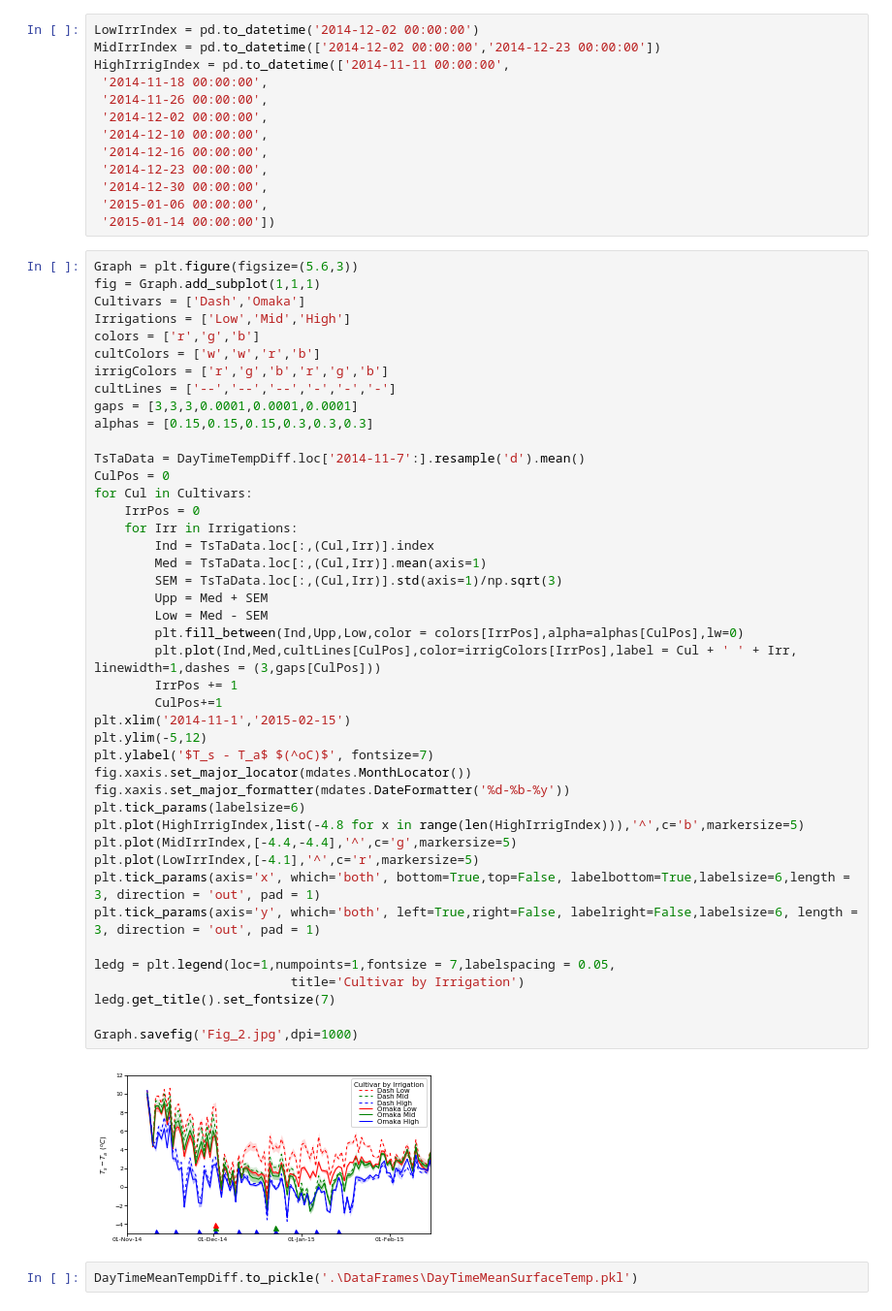
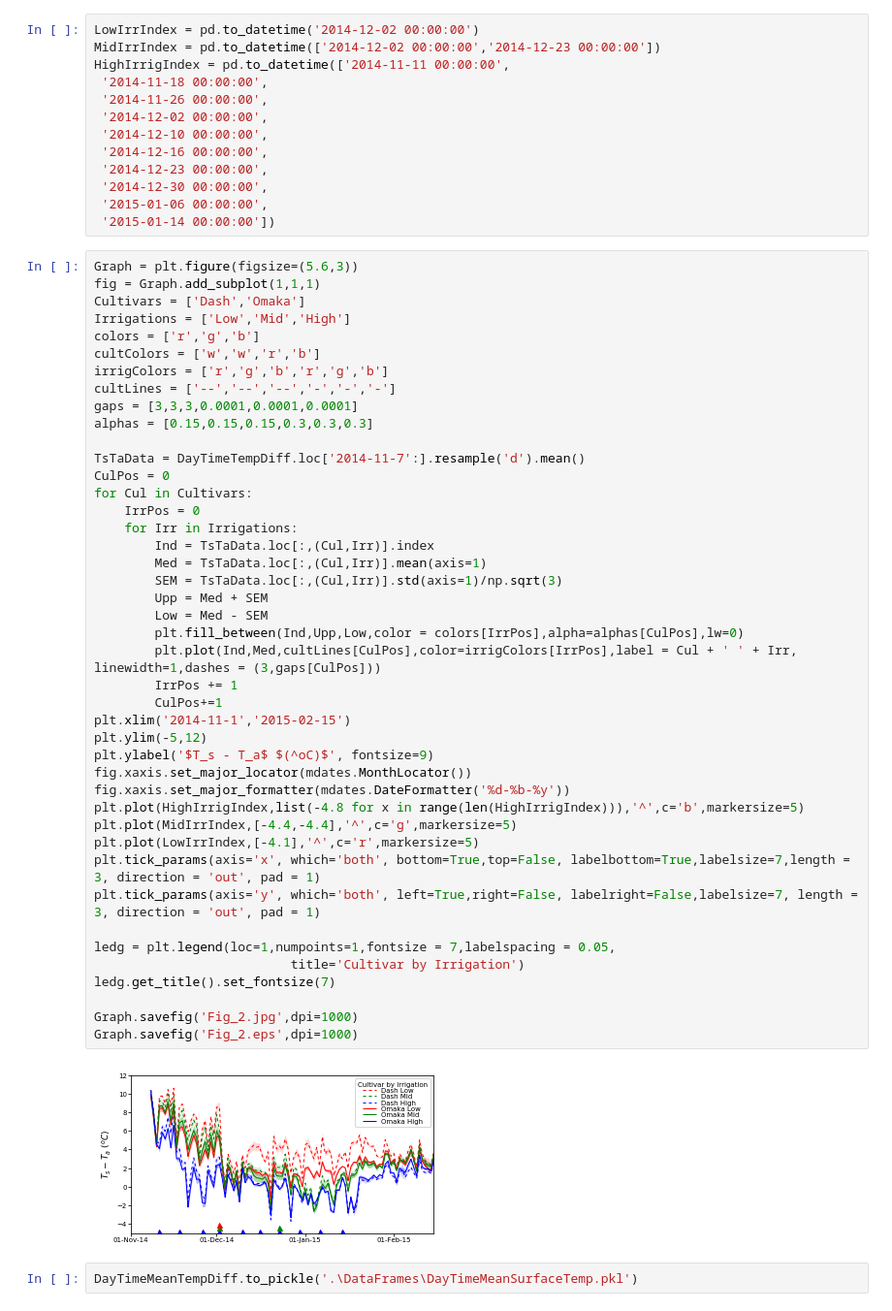
Before and after one commit to HamishBrownPFR/CropWaterAnalysis, a Jupyter notebook: Barley/SurfaceTempAnalysis.ipynb, the cells around one changed output. Shown at 97% size. Saved outputs shown, nothing was run; the diff lists cells and outputs as text.

```diff
--- a/Barley/SurfaceTempAnalysis.ipynb
+++ b/Barley/SurfaceTempAnalysis.ipynb
@@ -172,38 +172,38 @@ gaps = [3,3,3,0.0001,0.0001,0.0001]
 alphas = [0.15,0.15,0.15,0.3,0.3,0.3]
 
 TsTaData = DayTimeTempDiff.loc['2014-11-7':].resample('d').mean()
 CulPos = 0
 for Cul in Cultivars:
     IrrPos = 0
     for Irr in Irrigations:
         Ind = TsTaData.loc[:,(Cul,Irr)].index
         Med = TsTaData.loc[:,(Cul,Irr)].mean(axis=1)
         SEM = TsTaData.loc[:,(Cul,Irr)].std(axis=1)/np.sqrt(3)
         Upp = Med + SEM
         Low = Med - SEM
         plt.fill_between(Ind,Upp,Low,color = colors[IrrPos],alpha=alphas[CulPos],lw=0)
         plt.plot(Ind,Med,cultLines[CulPos],color=irrigColors[IrrPos],label = Cul + ' ' + Irr, linewidth=1,dashes = (3,gaps[CulPos]))
         IrrPos += 1
         CulPos+=1
 plt.xlim('2014-11-1','2015-02-15')
 plt.ylim(-5,12)
-plt.ylabel('$T_s - T_a$ $(^oC)$', fontsize=7)
+plt.ylabel('$T_s - T_a$ $(^oC)$', fontsize=9)
 fig.xaxis.set_major_locator(mdates.MonthLocator())
 fig.xaxis.set_major_formatter(mdates.DateFormatter('%d-%b-%y'))
-plt.tick_params(labelsize=6)
 plt.plot(HighIrrigIndex,list(-4.8 for x in range(len(HighIrrigIndex))),'^',c='b',markersize=5)
 plt.plot(MidIrrIndex,[-4.4,-4.4],'^',c='g',markersize=5)
 plt.plot(LowIrrIndex,[-4.1],'^',c='r',markersize=5)
-plt.tick_params(axis='x', which='both', bottom=True,top=False, labelbottom=True,labelsize=6,length = 3, direction = 'out', pad = 1)
-plt.tick_params(axis='y', which='both', left=True,right=False, labelright=False,labelsize=6, length = 3, direction = 'out', pad = 1)
+plt.tick_params(axis='x', which='both', bottom=True,top=False, labelbottom=True,labelsize=7,length = 3, direction = 'out', pad = 1)
+plt.tick_params(axis='y', which='both', left=True,right=False, labelright=False,labelsize=7, length = 3, direction = 'out', pad = 1)
 
 ledg = plt.legend(loc=1,numpoints=1,fontsize = 7,labelspacing = 0.05,
                           title='Cultivar by Irrigation')
 ledg.get_title().set_fontsize(7)
 
 Graph.savefig('Fig_2.jpg',dpi=1000)
+Graph.savefig('Fig_2.eps',dpi=1000)
 # %% [output]
-[figure, old version]
+[figure, new version]
 # %%
 DayTimeMeanTempDiff.to_pickle('.\DataFrames\DayTimeMeanSurfaceTemp.pkl')
 # %% [markdown]
```
Also changed, not shown: parts of 9 cells of this notebook, 11 other files.
